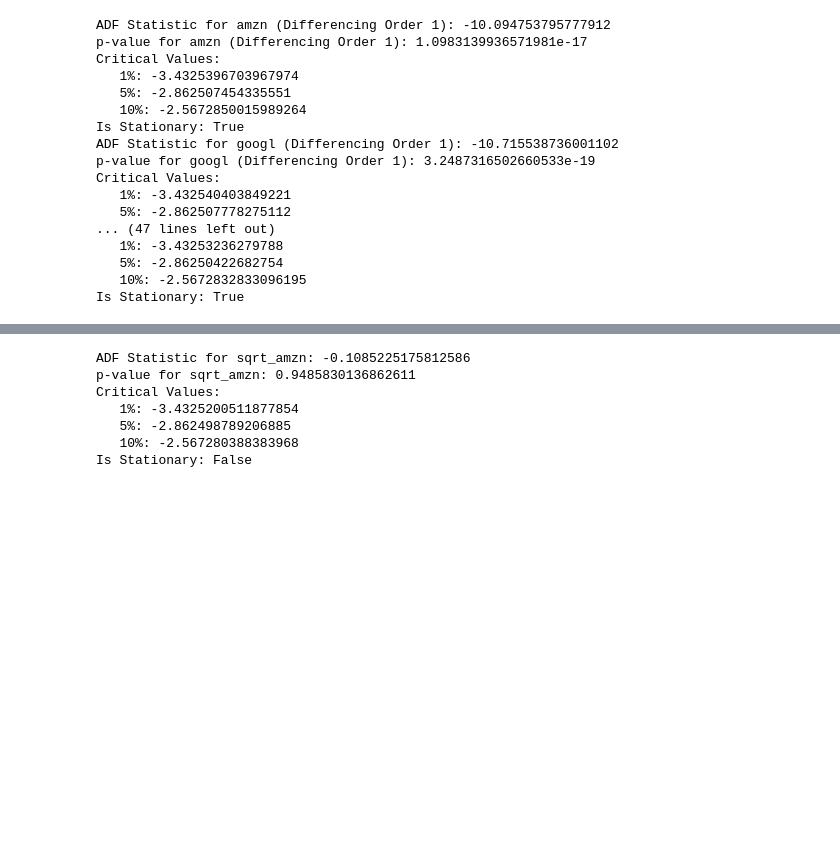
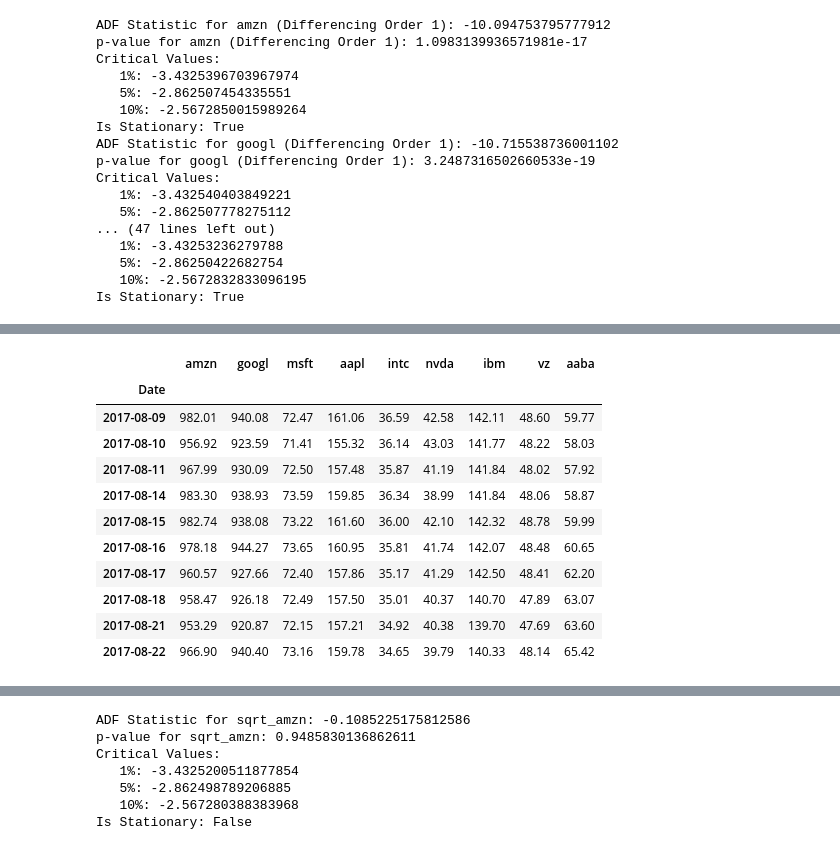
Before and after one commit to shintydesu/Stock-Time-Series, a Jupyter notebook: VAR_MODEL.ipynb, the cells around one changed output, grey strips where cells are left out. Saved outputs shown, nothing was run; the diff lists cells and outputs as text; code cells hidden in the pictures; blank space fills up the shorter version.

```diff
--- a/VAR_MODEL.ipynb
+++ b/VAR_MODEL.ipynb
@@ -209,4 +247,8 @@ def local_average(df, column_name ,window_size):
 # %%
-local_average(stationary, 'amzn', 365)
-adfullertest(stationary.dropna(), 'MA_amzn')
+train_df = stationary[:-100]
+test_df = stationary[-100:]
+train_df.shape
+model = VAR(train_df)
+sorted_order = model.select_order(maxlags = 20)
+print(sorted_order.summary())
 # %% [output]
@@ -219,0 +313,15 @@ Is Stationary: False
+# %%
+test_df.head(10)
+# %% [output]
+|  | amzn | googl | msft | aapl | intc | nvda | ibm | vz | aaba |
+| Date |  |  |  |  |  |  |  |  |  |
+| 2017-08-09 | 982.01 | 940.08 | 72.47 | 161.06 | 36.59 | 42.58 | 142.11 | 48.60 | 59.77 |
+| 2017-08-10 | 956.92 | 923.59 | 71.41 | 155.32 | 36.14 | 43.03 | 141.77 | 48.22 | 58.03 |
+| 2017-08-11 | 967.99 | 930.09 | 72.50 | 157.48 | 35.87 | 41.19 | 141.84 | 48.02 | 57.92 |
+| 2017-08-14 | 983.30 | 938.93 | 73.59 | 159.85 | 36.34 | 38.99 | 141.84 | 48.06 | 58.87 |
+| 2017-08-15 | 982.74 | 938.08 | 73.22 | 161.60 | 36.00 | 42.10 | 142.32 | 48.78 | 59.99 |
+| 2017-08-16 | 978.18 | 944.27 | 73.65 | 160.95 | 35.81 | 41.74 | 142.07 | 48.48 | 60.65 |
+| 2017-08-17 | 960.57 | 927.66 | 72.40 | 157.86 | 35.17 | 41.29 | 142.50 | 48.41 | 62.20 |
+| 2017-08-18 | 958.47 | 926.18 | 72.49 | 157.50 | 35.01 | 40.37 | 140.70 | 47.89 | 63.07 |
+| 2017-08-21 | 953.29 | 920.87 | 72.15 | 157.21 | 34.92 | 40.38 | 139.70 | 47.69 | 63.60 |
+| 2017-08-22 | 966.90 | 940.40 | 73.16 | 159.78 | 34.65 | 39.79 | 140.33 | 48.14 | 65.42 |
```
Also changed, not shown: parts of 22 cells of this notebook.
